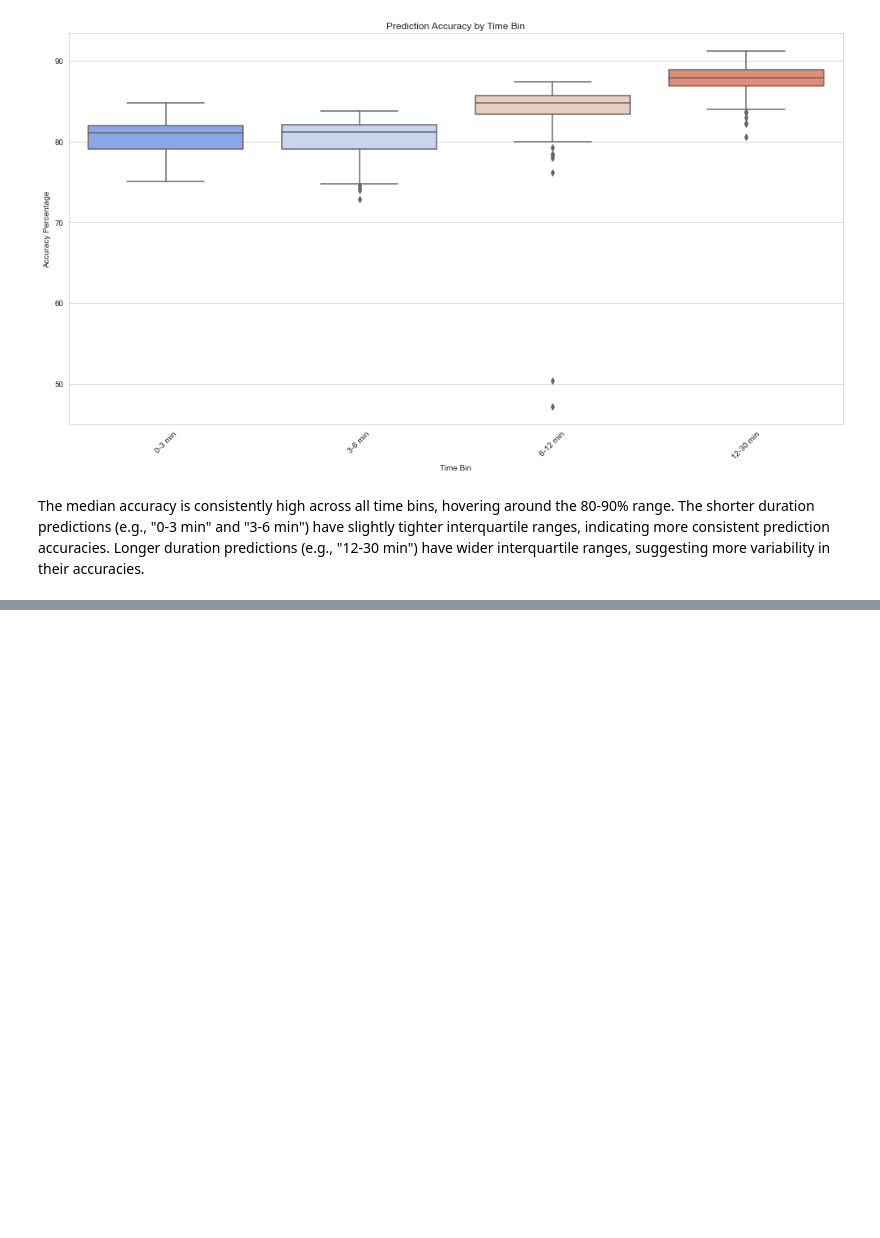
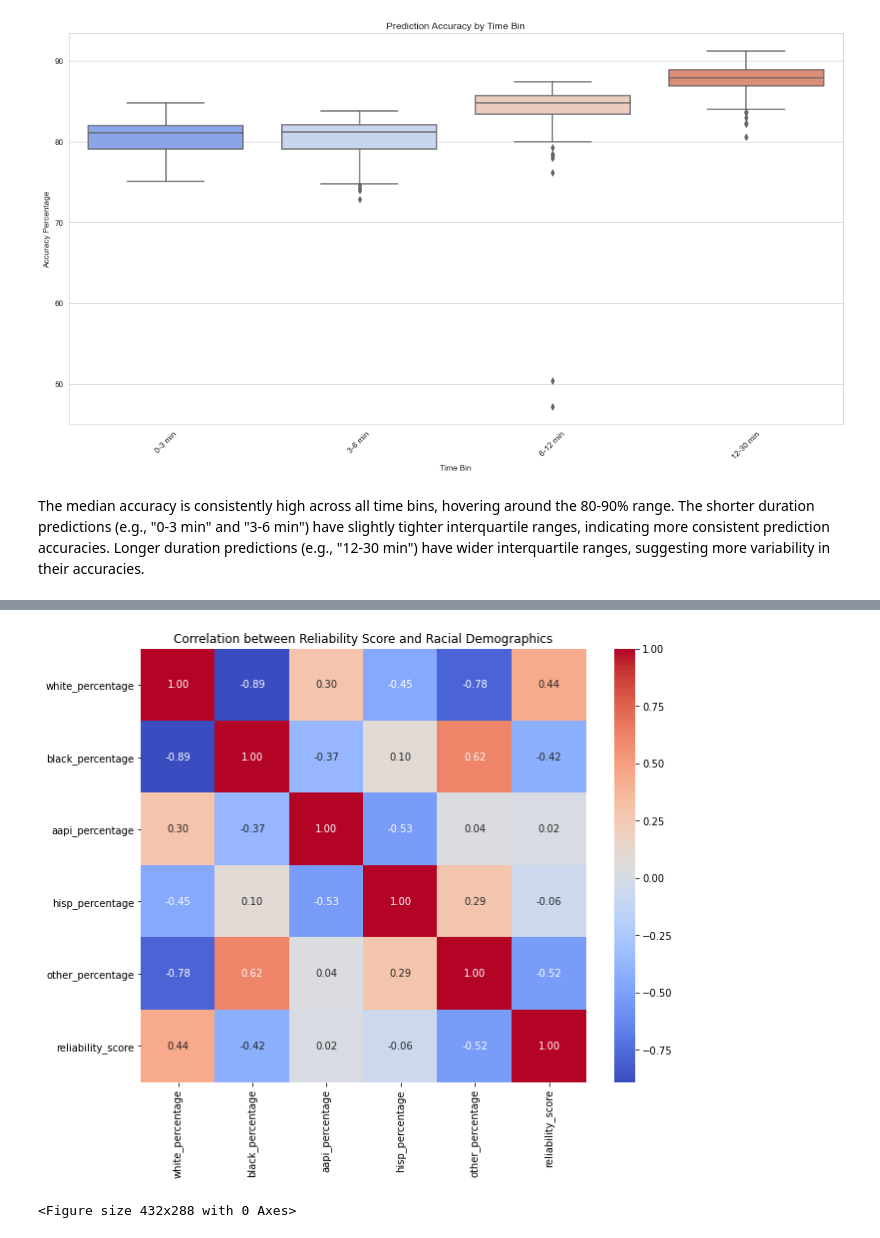
Before and after one commit to BU-Spark/ds-boston-transit-performance, a Jupyter notebook: fa23-team-f/deliverables/deliverable 1/eda1.ipynb, the cells around one changed output, grey strips where cells are left out. Drawn from its saved outputs; the diff is of its cells as text; code cells hidden in the pictures; blank space fills up the shorter version.

```diff
--- a/fa23-team-f/deliverables/deliverable 1/eda1.ipynb
+++ b/fa23-team-f/deliverables/deliverable 1/eda1.ipynb
@@ -222,3 +222,16 @@ plt.show()
 The median accuracy is consistently high across all time bins, hovering around the 80-90% range.
 The shorter duration predictions (e.g., "0-3 min" and "3-6 min") have slightly tighter interquartile ranges, indicating more consistent prediction accuracies.
 Longer duration predictions (e.g., "12-30 min") have wider interquartile ranges, suggesting more variability in their accuracies.
+# %%
+import pandas as pd
+
+# Load the datasets
+file_path_1 = '/Users/lijunyi/ds-boston-transit-performance/fa23-team-f/deliverables/deliverable 1/bus_routes_race_data.csv'
+file_path_2 = '/Users/lijunyi/ds-boston-transit-performance/fa23-team-f/deliverables/deliverable 1/disparity_using_reliability.csv'
+
+# Read the datasets into dataframes
+df_bus_routes = pd.read_csv(file_path_1)
+df_reliability = pd.read_csv(file_path_2)
+
+# Display the first few rows of each dataframe to understand their structure
+df_bus_routes.head(), df_reliability.head()
@@ -224,0 +256,11 @@ Longer duration predictions (e.g., "12-30 min") have wider interquartile ranges,
+# %%
+# Merging the datasets based on the bus route IDs
+# It seems that 'route_shor' in df_bus_routes corresponds to 'gtfs_route_id' in df_reliability
+# Convert 'gtfs_route_id' to string for matching
+df_reliability['gtfs_route_id'] = df_reliability['gtfs_route_id'].astype(str)
+
+# Merge the datasets
+merged_df = pd.merge(df_bus_routes, df_reliability, left_on='route_shor', right_on='gtfs_route_id', how='inner')
+
+# Checking the merged dataframe
+merged_df.head(), merged_df.columns.tolist()
@@ -224,0 +285,28 @@ Longer duration predictions (e.g., "12-30 min") have wider interquartile ranges,
+# %%
+import seaborn as sns
+import matplotlib.pyplot as plt
+
+# Selecting relevant columns for analysis
+columns_for_analysis = ['white_percentage', 'black_percentage', 'aapi_percentage',
+                        'hisp_percentage', 'other_percentage', 'reliability_score']
+
+# Creating a dataframe with only the selected columns
+analysis_df = merged_df[columns_for_analysis].dropna()
+
+# Plotting correlations between reliability score and racial demographics
+correlation_matrix = analysis_df.corr()
+
+# Plotting the correlation matrix
+plt.figure(figsize=(10, 8))
+sns.heatmap(correlation_matrix, annot=True, cmap='coolwarm', fmt='.2f')
+plt.title('Correlation between Reliability Score and Racial Demographics')
+plt.show()
+# %% [output]
+[figure, added]
+# %%
+#save to csv
+correlation_matrix.to_csv('correlation_matrix.csv', index=False)
+#save to png
+plt.savefig('correlation_matrix.png')
+# %% [output]
+<Figure size 432x288 with 0 Axes>
```
Also changed, not shown: parts of 2 cells of this notebook, 2 other files.
